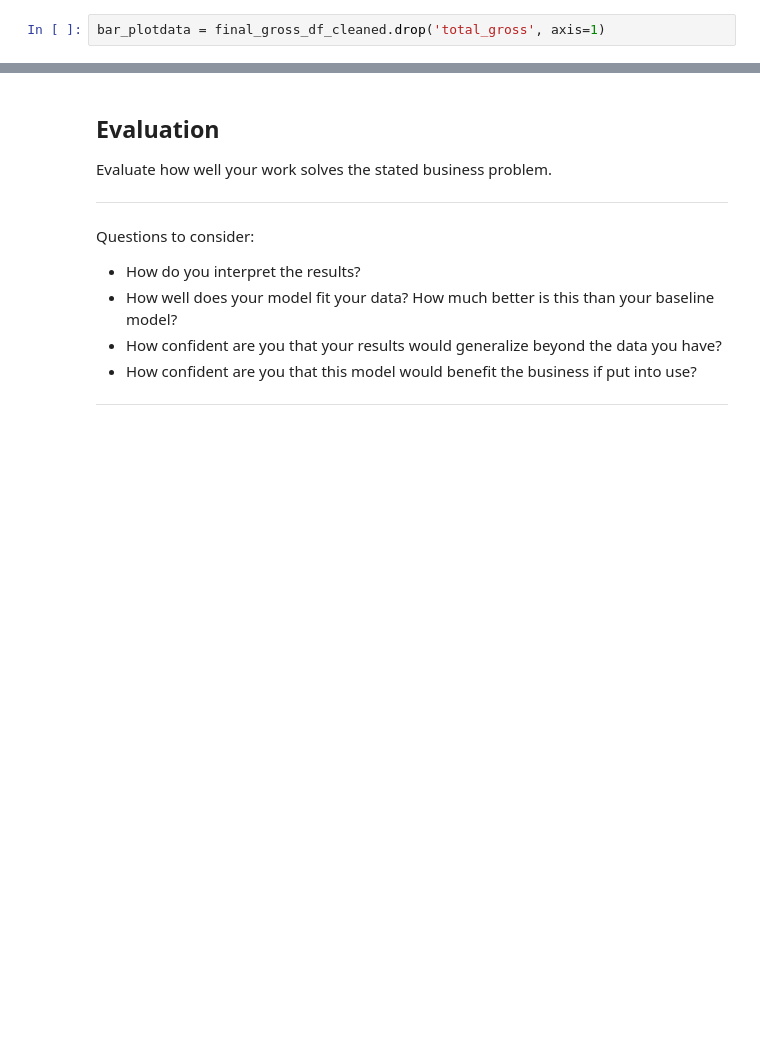
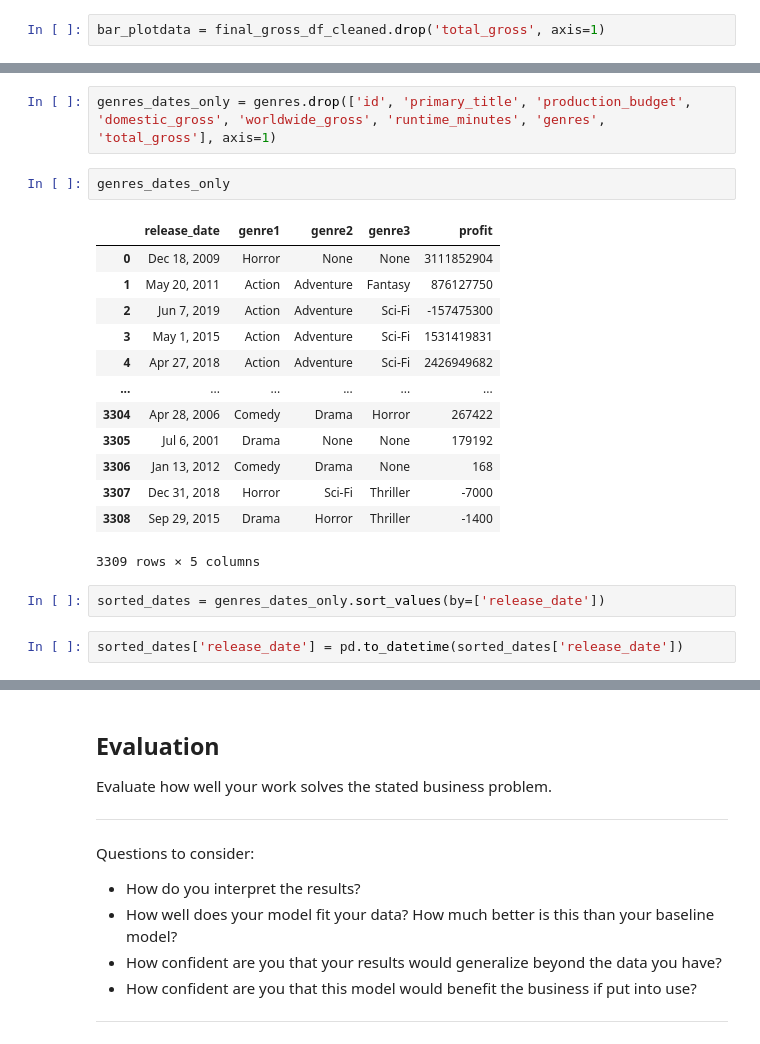
Before and after one commit to CamLadd/Netflix_Data_Comparison_Analysis, a Jupyter notebook: Cam's Work.ipynb, the cells around one changed output, grey strips where cells are left out. Drawn from its saved outputs; the diff is of its cells as text; blank space fills up the shorter version.

```diff
--- a/Cam's Work.ipynb
+++ b/Cam's Work.ipynb
@@ -753,0 +449,22 @@ Text(0, 0.5, 'Dollars (in billions of dollars)')
+# %%
+genres_dates_only = genres.drop(['id', 'primary_title', 'production_budget', 'domestic_gross', 'worldwide_gross', 'runtime_minutes', 'genres', 'total_gross'], axis=1)
+# %%
+genres_dates_only
+# %% [output]
+|  | release_date | genre1 | genre2 | genre3 | profit |
+| 0 | Dec 18, 2009 | Horror | None | None | 3111852904 |
+| 1 | May 20, 2011 | Action | Adventure | Fantasy | 876127750 |
+| 2 | Jun 7, 2019 | Action | Adventure | Sci-Fi | -157475300 |
+| 3 | May 1, 2015 | Action | Adventure | Sci-Fi | 1531419831 |
+| 4 | Apr 27, 2018 | Action | Adventure | Sci-Fi | 2426949682 |
+| ... | ... | ... | ... | ... | ... |
+| 3304 | Apr 28, 2006 | Comedy | Drama | Horror | 267422 |
+| 3305 | Jul 6, 2001 | Drama | None | None | 179192 |
+| 3306 | Jan 13, 2012 | Comedy | Drama | None | 168 |
+| 3307 | Dec 31, 2018 | Horror | Sci-Fi | Thriller | -7000 |
+| 3308 | Sep 29, 2015 | Drama | Horror | Thriller | -1400 |
+3309 rows × 5 columns
+# %%
+sorted_dates = genres_dates_only.sort_values(by=['release_date'])
+# %%
+sorted_dates['release_date'] = pd.to_datetime(sorted_dates['release_date'])
```
Also changed, not shown: parts of 65 cells of this notebook.
